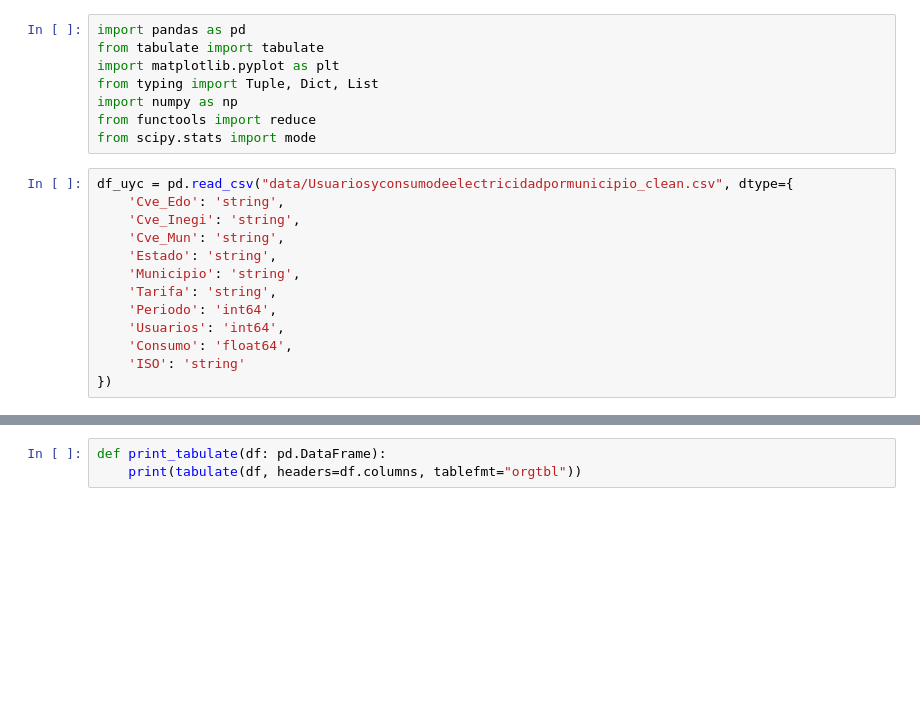
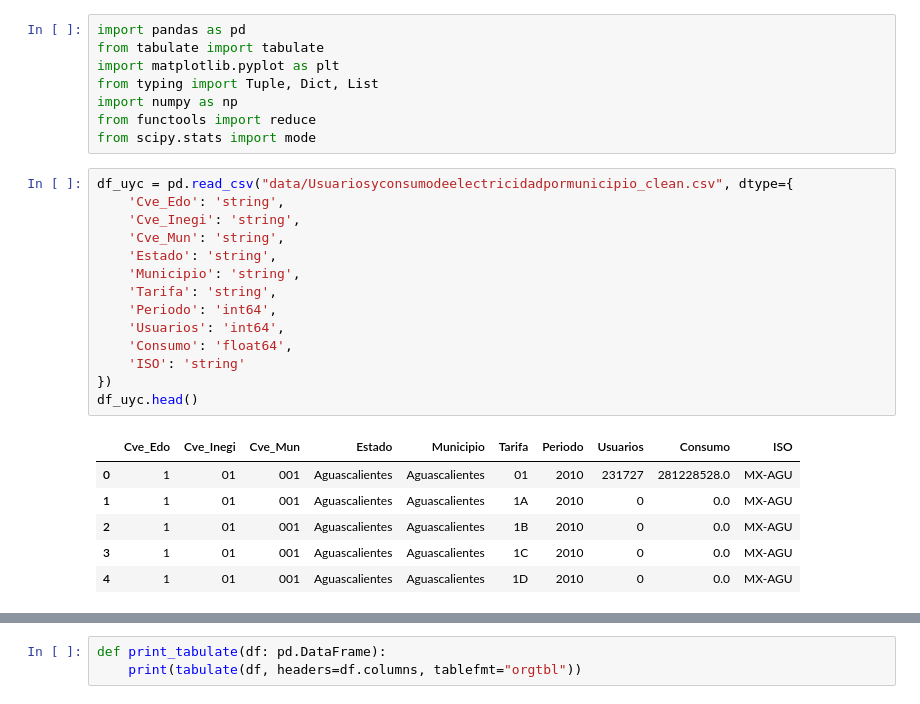
Before and after one commit to SaulPuente/data-mining-class, a Jupyter notebook: practica_7.ipynb, the cells around one changed output, grey strips where cells are left out. Saved outputs shown, nothing was run; the diff lists cells and outputs as text; blank space fills up the shorter version.

```diff
--- a/practica_7.ipynb
+++ b/practica_7.ipynb
@@ -9,13 +9,21 @@ from scipy.stats import mode
 # %%
 df_uyc = pd.read_csv("data/Usuariosyconsumodeelectricidadpormunicipio_clean.csv", dtype={
     'Cve_Edo': 'string',
     'Cve_Inegi': 'string',
     'Cve_Mun': 'string',
     'Estado': 'string',
     'Municipio': 'string',
     'Tarifa': 'string',
     'Periodo': 'int64',
     'Usuarios': 'int64',
     'Consumo': 'float64',
     'ISO': 'string'
 })
+df_uyc.head()
+# %% [output]
+|  | Cve_Edo | Cve_Inegi | Cve_Mun | Estado | Municipio | Tarifa | Periodo | Usuarios | Consumo | ISO |
+| 0 | 1 | 01 | 001 | Aguascalientes | Aguascalientes | 01 | 2010 | 231727 | 281228528.0 | MX-AGU |
+| 1 | 1 | 01 | 001 | Aguascalientes | Aguascalientes | 1A | 2010 | 0 | 0.0 | MX-AGU |
+| 2 | 1 | 01 | 001 | Aguascalientes | Aguascalientes | 1B | 2010 | 0 | 0.0 | MX-AGU |
+| 3 | 1 | 01 | 001 | Aguascalientes | Aguascalientes | 1C | 2010 | 0 | 0.0 | MX-AGU |
+| 4 | 1 | 01 | 001 | Aguascalientes | Aguascalientes | 1D | 2010 | 0 | 0.0 | MX-AGU |
```
Also changed, not shown: parts of 13 cells of this notebook, 7 other files.
